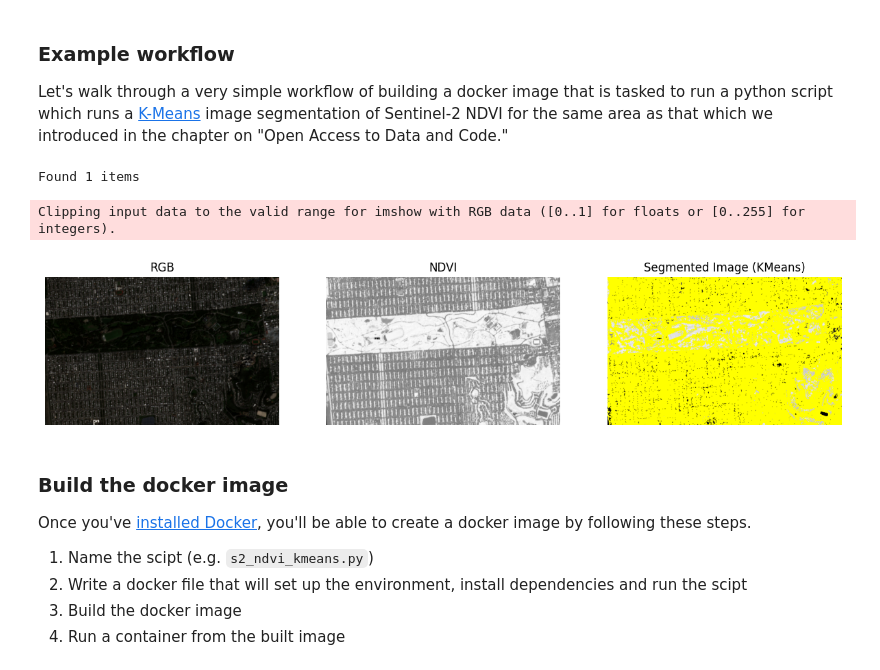
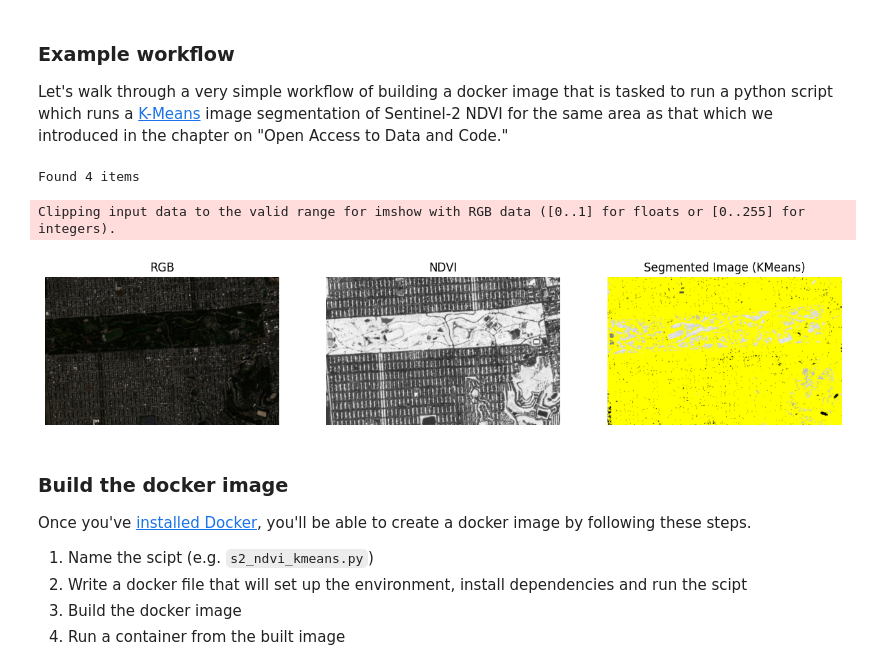
Before and after one commit to developmentseed/scaling_science, a Jupyter notebook: book/docs/Containerization.ipynb, the cells around one changed output. Saved outputs shown, nothing was run; the diff lists cells and outputs as text; code cells hidden in the pictures.

Commit message:
fix image size, fix image paths, update plots using updated lib versions

```diff
--- a/book/docs/Containerization.ipynb
+++ b/book/docs/Containerization.ipynb
@@ -83,7 +83,7 @@ def fetch_sentinel_image(stac_url: str, collection: str, bbox: list, start_date:
     if len(items) == 0:
         raise ValueError("No items found in the given time range and bounding box.")
 
-    item = items[0]
+    item = items[-1]
     stack = stackstac.stack(
         item,
         bounds=bbox,
@@ -121,7 +121,7 @@ def calculate_ndvi(image_data):
 STAC_URL = "https://earth-search.aws.element84.com/v1"
 COLLECTION = "sentinel-2-l2a"
 BBOX = [-122.51, 37.75, -122.45, 37.78]
-START_DATE = datetime.utcnow() - timedelta(weeks=2)
+START_DATE = datetime.utcnow() - timedelta(weeks=4)
 END_DATE = datetime.utcnow()
 MAX_CLOUD_COVER = 80
 BANDS = ["red", "green", "blue", "nir"]
@@ -134,35 +134,35 @@ ndvi_flat = ndvi.values.flatten().reshape(-1, 1)
 
 kmeans = KMeans(n_clusters=10, random_state=0).fit(ndvi_flat)
 cluster_labels = kmeans.labels_.reshape(ndvi.shape)
 
 ndvi_display = np.array(ndvi).transpose(1, 2, 0)
 cluster_labels_display = cluster_labels.astype(int).transpose(1, 2, 0)
 
 fig, axes = plt.subplots(1, 3, figsize=(15, 5))
 
 rgb_image = np.stack([image_data.sel(band=band).values for band in ['red', 'green', 'blue']], axis=-1)
 rgb_min = np.min(rgb_image)
 rgb_max = np.max(rgb_image)
 scaled_rgb_image = ((rgb_image - rgb_min) / (rgb_max - rgb_min)) * 255
 scaled_rgb_image_uint8 = scaled_rgb_image.astype(np.uint8)
 
 axes[0].imshow(scaled_rgb_image_uint8.squeeze())
 axes[0].set_title('RGB')
 axes[0].axis('off')
 
 axes[1].imshow(ndvi_display.squeeze(), cmap='Greys_r')
 axes[1].set_title('NDVI')
 axes[1].axis('off')
 
 axes[2].imshow(mark_boundaries(ndvi_display.squeeze(), cluster_labels_display.squeeze()))
 axes[2].set_title('Segmented Image (KMeans)')
 axes[2].axis('off')
 
 plt.show()
 # %% [output]
-Found 1 items
+Found 4 items
 Clipping input data to the valid range for imshow with RGB data ([0..1] for floats or [0..255] for integers).
-[figure, old version]
+[figure, new version]
 # %% [markdown]
 ### Build the docker image
 
```
Also changed, not shown: 4 other files.
